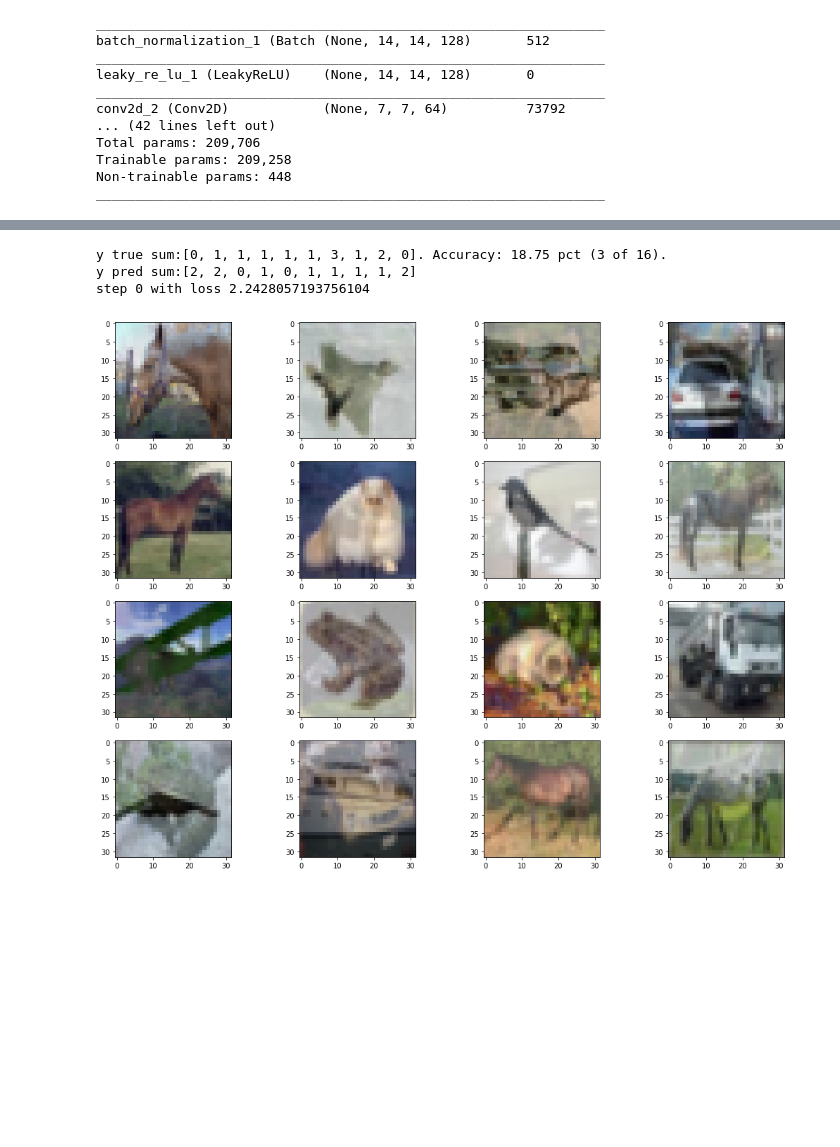
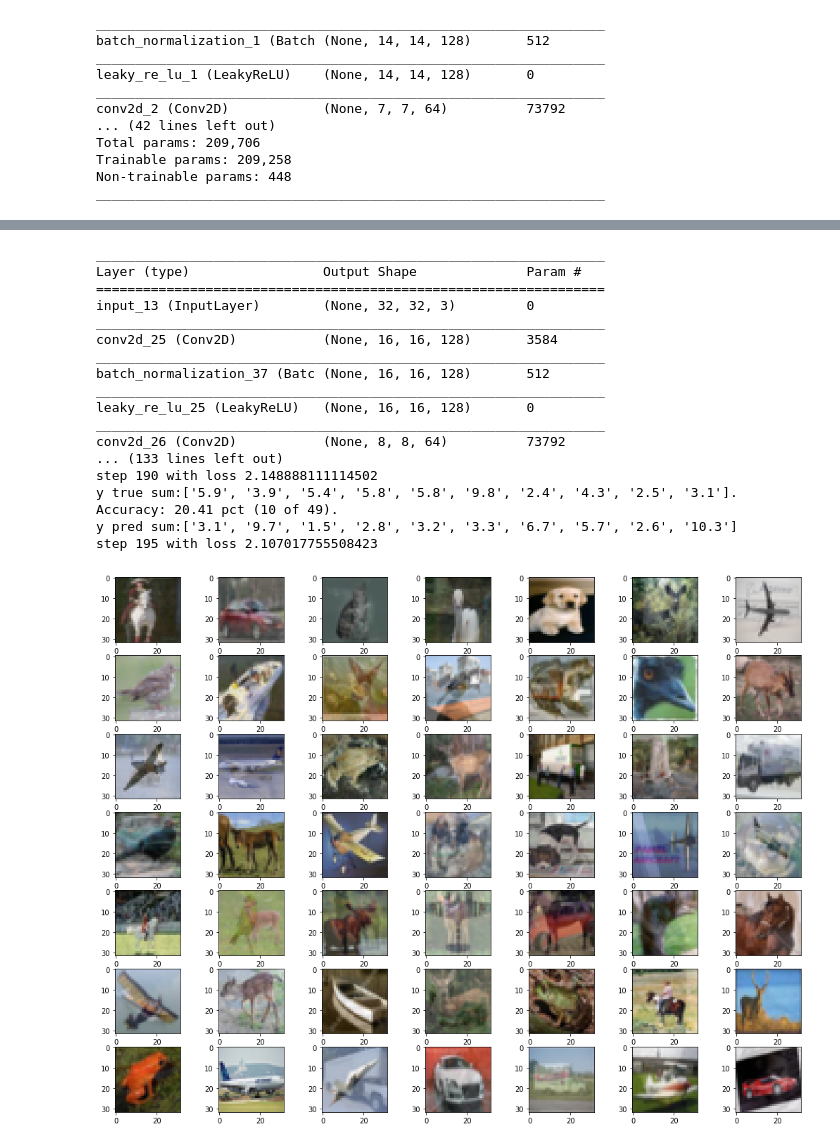
Before and after one commit to broadinstitute/ml4h, a Jupyter notebook: notebooks/mixup_mnist_cifar.ipynb, the cells around one changed output, grey strips where cells are left out. Cells and saved outputs as stored; diff of their text form; code cells hidden in the pictures; blank space fills up the shorter version.

Commit message:
mixup nb

```diff
--- a/notebooks/mixup_mnist_cifar.ipynb
+++ b/notebooks/mixup_mnist_cifar.ipynb
@@ -201,4 +250,5 @@ step 5 with loss 1.4959436655044556
 # %%
 (cifar_x, cifar_y), _ = load_cifar()
-_train_on_batches(cifar_discriminator, cifar_x, cifar_y, 10, 100, mixup=False)
+cifar_discriminator = build_discriminative_model((32, 32, 3), 10)
+_train_on_batches(cifar_discriminator, cifar_x, cifar_y, 200, 49, mixup=False, steps_per_print=400)
 # %% [output]
@@ -218,7 +273,22 @@ step 5 with loss 2.4556386470794678
 # %%
-_train_on_batches(cifar_discriminator, cifar_x, cifar_y, 5, 16, mixup=True)
+cifar_discriminator = build_discriminative_model((32, 32, 3), 10)
+_train_on_batches(cifar_discriminator, cifar_x, cifar_y,  200, 49, mixup=True)
 # %% [output]
-y true sum:[0, 1, 1, 1, 1, 1, 3, 1, 2, 0]. Accuracy: 18.75 pct (3 of 16).
-y pred sum:[2, 2, 0, 1, 0, 1, 1, 1, 1, 2]
-step 0 with loss 2.2428057193756104
+_________________________________________________________________
+Layer (type)                 Output Shape              Param #
+=================================================================
+input_13 (InputLayer)        (None, 32, 32, 3)         0
+_________________________________________________________________
+conv2d_25 (Conv2D)           (None, 16, 16, 128)       3584
+_________________________________________________________________
+batch_normalization_37 (Batc (None, 16, 16, 128)       512
+_________________________________________________________________
+leaky_re_lu_25 (LeakyReLU)   (None, 16, 16, 128)       0
+_________________________________________________________________
+conv2d_26 (Conv2D)           (None, 8, 8, 64)          73792
+... (133 lines left out)
+step 190 with loss 2.148888111114502
+y true sum:['5.9', '3.9', '5.4', '5.8', '5.8', '9.8', '2.4', '4.3', '2.5', '3.1']. Accuracy: 20.41 pct (10 of 49).
+y pred sum:['3.1', '9.7', '1.5', '2.8', '3.2', '3.3', '6.7', '5.7', '2.6', '10.3']
+step 195 with loss 2.107017755508423
-[figure, old version]
+[figure, new version]
```
Also changed, not shown: parts of 13 cells of this notebook.
